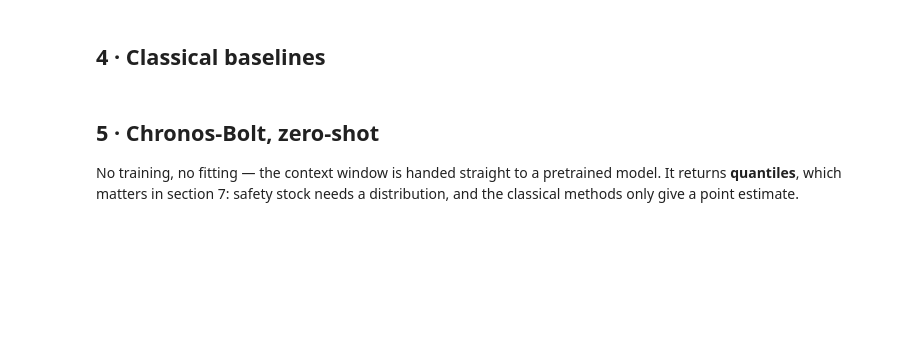
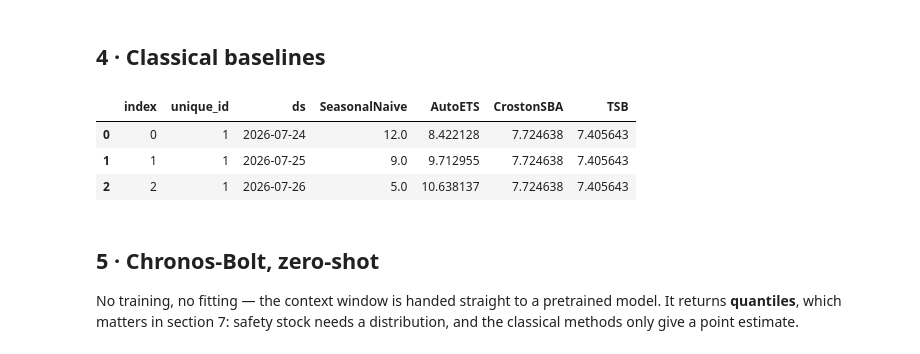
Before and after one commit to NafisNaufal/snaptock, a Jupyter notebook: notebooks/03_forecasting.ipynb, the cells around one changed output. Cells and saved outputs as stored; diff of their text form; code cells hidden in the pictures; blank space fills up the shorter version.

```diff
--- a/notebooks/03_forecasting.ipynb
+++ b/notebooks/03_forecasting.ipynb
@@ -115,13 +137,18 @@ for uid, g in train.groupby('unique_id'):
 # %%
 from statsforecast import StatsForecast
 from statsforecast.models import SeasonalNaive, AutoETS, CrostonSBA, TSB
 
 sf = StatsForecast(
     models=[SeasonalNaive(season_length=7), AutoETS(season_length=7),
             CrostonSBA(), TSB(alpha_d=0.2, alpha_p=0.2)],
     freq='D', n_jobs=-1)
-fc_stats = sf.forecast(df=train, h=H).reset_index()
+fc_stats = sf.forecast(df=train, h=H)  # already has unique_id as a column
 fc_stats.head(3)
+# %% [output]
+|  | index | unique_id | ds | SeasonalNaive | AutoETS | CrostonSBA | TSB |
+| 0 | 0 | 1 | 2026-07-24 | 12.0 | 8.422128 | 7.724638 | 7.405643 |
+| 1 | 1 | 1 | 2026-07-25 | 9.0 | 9.712955 | 7.724638 | 7.405643 |
+| 2 | 2 | 1 | 2026-07-26 | 5.0 | 10.638137 | 7.724638 | 7.405643 |
 # %% [markdown]
 ## 5 · Chronos-Bolt, zero-shot
 
```
Also changed, not shown: parts of 6 cells of this notebook.
